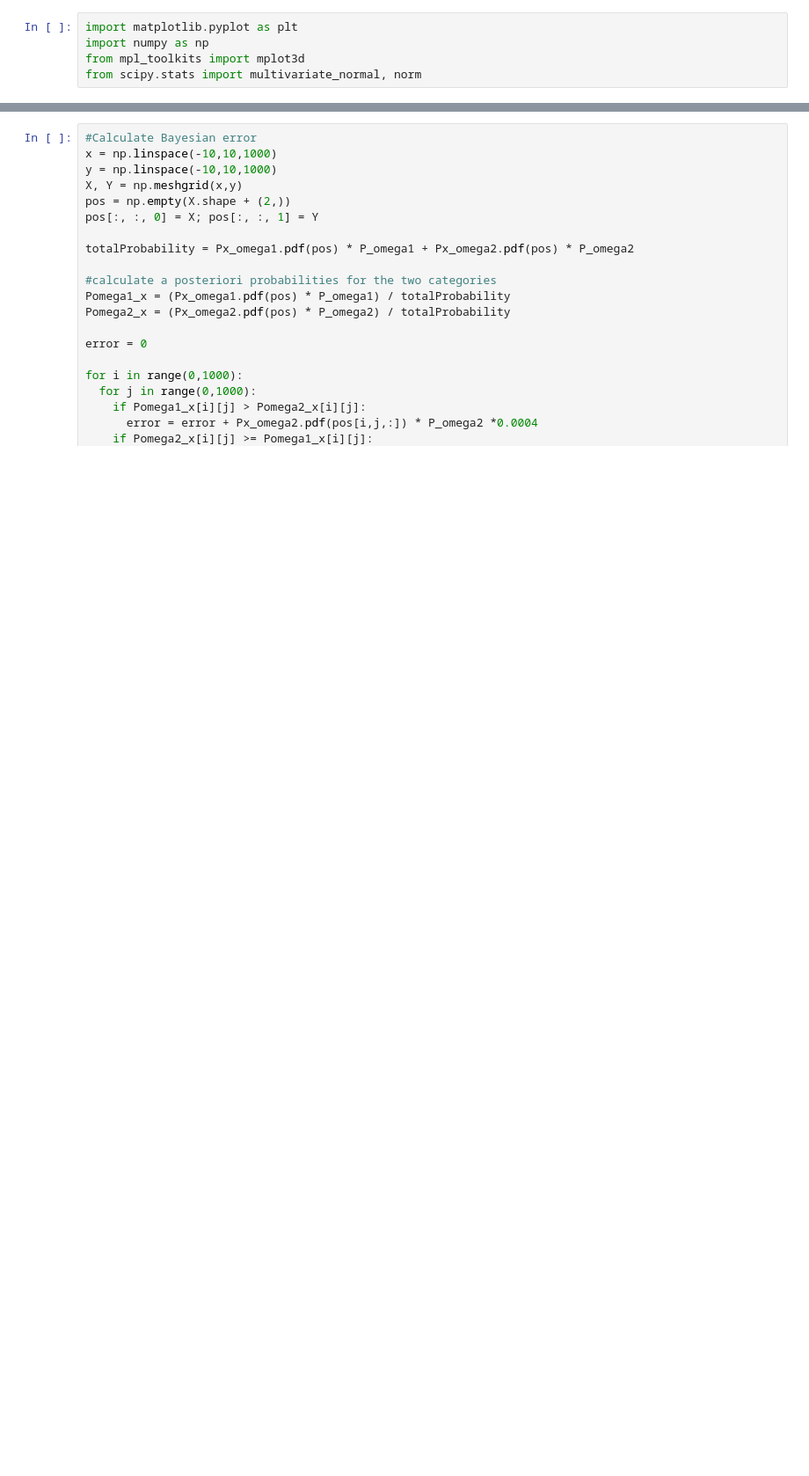
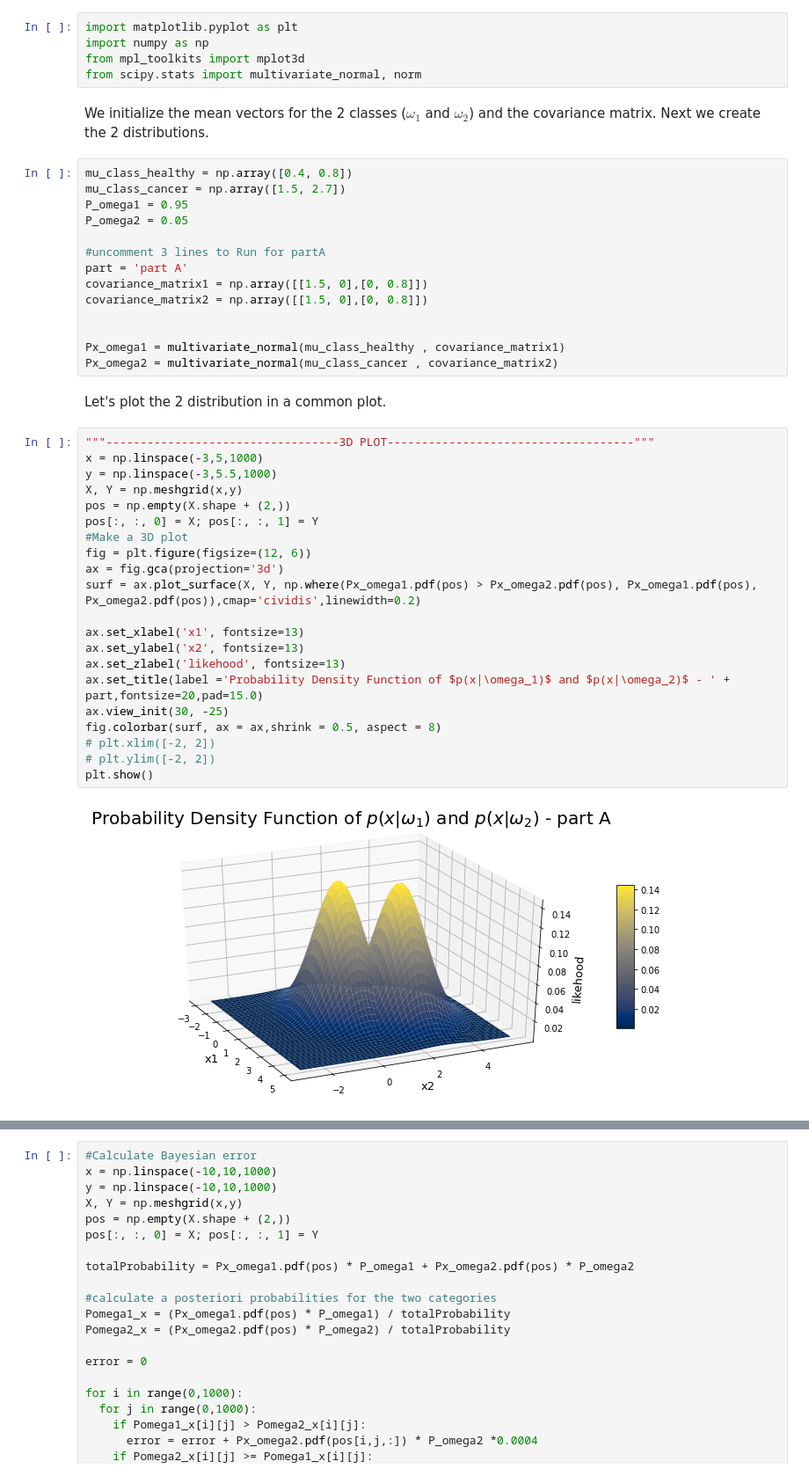
Before and after one commit to Sourland/pattern-recognision, a Jupyter notebook: Naive_Bayes.ipynb, the cells around one changed output, grey strips where cells are left out. Shown: that part at 88% size. Saved outputs shown, nothing was run; the diff lists cells and outputs as text; blank space fills up the shorter version.

```diff
--- a/Naive_Bayes.ipynb
+++ b/Naive_Bayes.ipynb
@@ -7,3 +14,44 @@ import matplotlib.pyplot as plt
 import numpy as np
 from mpl_toolkits import mplot3d
 from scipy.stats import multivariate_normal, norm
+# %% [markdown]
+We initialize the mean vectors for the 2 classes ($ω_1$ and $ω_2$) and the covariance matrix. Next we create the 2 distributions.
+# %%
+mu_class_healthy = np.array([0.4, 0.8])
+mu_class_cancer = np.array([1.5, 2.7])
+P_omega1 = 0.95
+P_omega2 = 0.05
+
+#uncomment 3 lines to Run for partA
+part = 'part A'
+covariance_matrix1 = np.array([[1.5, 0],[0, 0.8]])
+covariance_matrix2 = np.array([[1.5, 0],[0, 0.8]])
+
+
+Px_omega1 = multivariate_normal(mu_class_healthy , covariance_matrix1)
+Px_omega2 = multivariate_normal(mu_class_cancer , covariance_matrix2)
+# %% [markdown]
+Let's plot the 2 distribution in a common plot.
+# %%
+"""----------------------------------3D PLOT------------------------------------"""
+x = np.linspace(-3,5,1000)
+y = np.linspace(-3,5.5,1000)
+X, Y = np.meshgrid(x,y)
+pos = np.empty(X.shape + (2,))
+pos[:, :, 0] = X; pos[:, :, 1] = Y
+#Make a 3D plot
+fig = plt.figure(figsize=(12, 6))
+ax = fig.gca(projection='3d')
+surf = ax.plot_surface(X, Y, np.where(Px_omega1.pdf(pos) > Px_omega2.pdf(pos), Px_omega1.pdf(pos), Px_omega2.pdf(pos)),cmap='cividis',linewidth=0.2)
+
+ax.set_xlabel('x1', fontsize=13)
+ax.set_ylabel('x2', fontsize=13)
+ax.set_zlabel('likehood', fontsize=13)
+ax.set_title(label ='Probability Density Function of $p(x|\omega_1)$ and $p(x|\omega_2)$ - ' + part,fontsize=20,pad=15.0)
+ax.view_init(30, -25)
+fig.colorbar(surf, ax = ax,shrink = 0.5, aspect = 8)
+# plt.xlim([-2, 2])
+# plt.ylim([-2, 2])
+plt.show()
+# %% [output]
+[figure, added]
```
Also changed, not shown: parts of 22 cells of this notebook.
